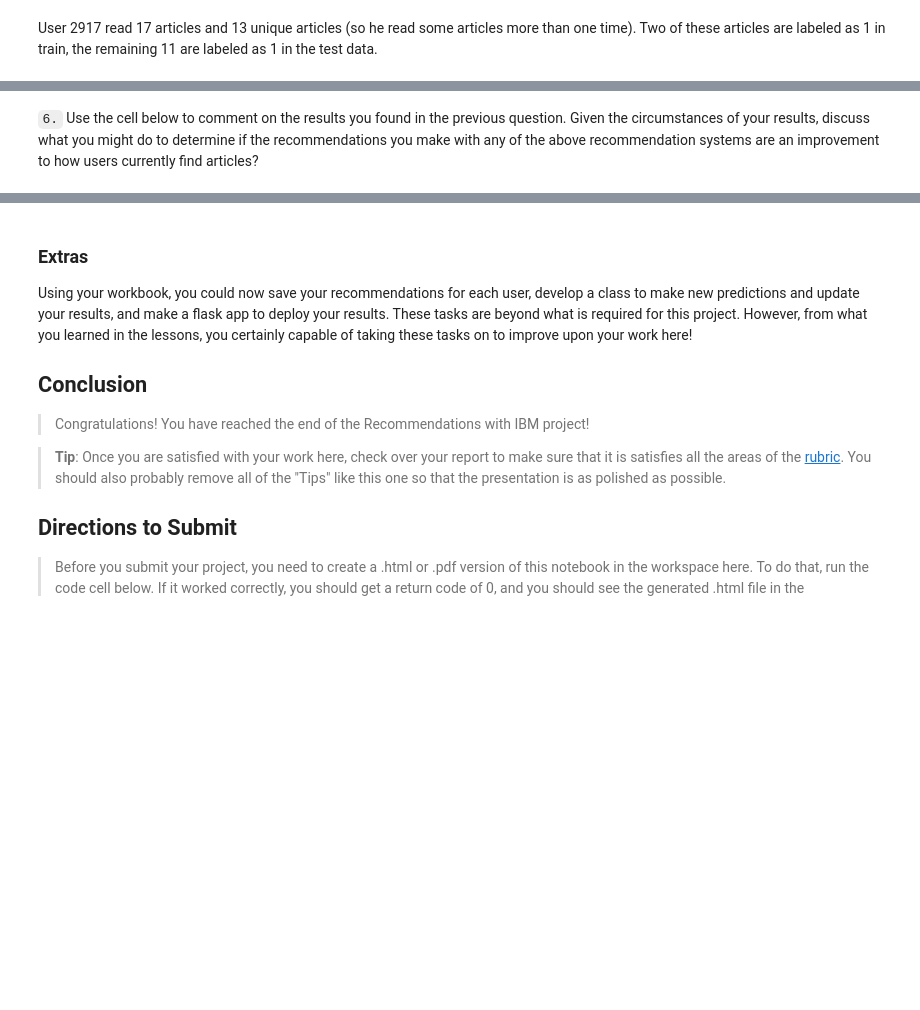
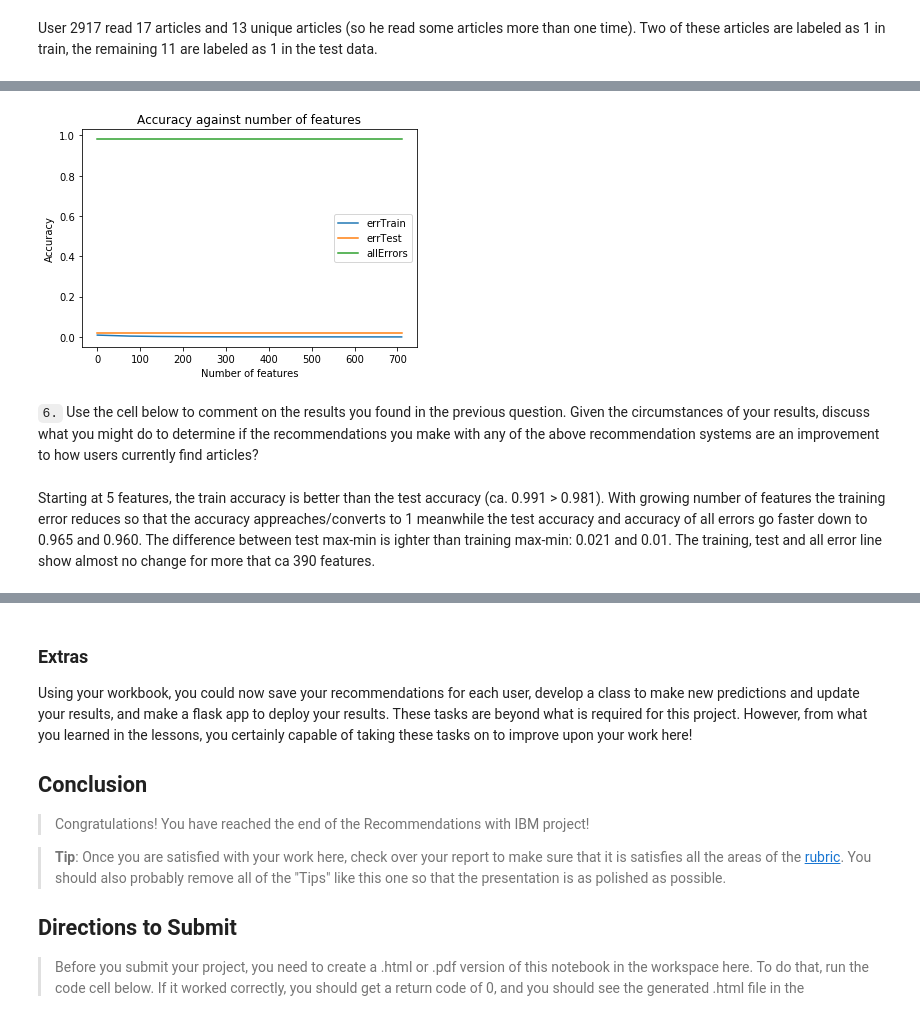
Before and after one commit to bwenner/RecommendationEngine_IBM, a Jupyter notebook: Recommendations_with_IBM.ipynb, the cells around one changed output, grey strips where cells are left out. Cells and saved outputs as stored; diff of their text form; code cells hidden in the pictures; blank space fills up the shorter version.

```diff
--- a/Recommendations_with_IBM.ipynb
+++ b/Recommendations_with_IBM.ipynb
@@ -1397,4 +1446,5 @@ user_item_test.loc[2917].sum(), user_item_train.loc[2917].sum(), df[df['userid']
 User 2917 read 17 articles and 13 unique articles (so he read some articles more than one time). Two of these articles are labeled as 1 in train, the remaining 11 are labeled as 1 in the test data.
 # %%
 # fit SVD on the user_item_train matrix
-u_train, s_train, vt_train = np.linalg.svd(user_item_train) # fit svd similar to above then use the cells below
+fullMat = False
+u_train, s_train, vt_train = np.linalg.svd(user_item_train, full_matrices = fullMat) # fit svd similar to above then use the cells below
@@ -1571,0 +1455,3 @@ minVal, invDirErrs[minVal]
+# %%
+# "Filter relevant user, articles" with list: true, false, false, true...
+userIdsInBoth = user_item_train[user_item_train.index.isin(test_idx)].index
@@ -1571,0 +1464,32 @@ minVal, invDirErrs[minVal]
+# %%
+# Find rows that match to test data
+
+indexFilter = user_item_train.index.isin(test_idx)
+columnFilter = user_item_train.columns.isin(test_arts)
+
+u_test = u_train[indexFilter, :] # u_train is user_feature matrix, so filter by user
+vt_test = vt_train[:, columnFilter] # vt_train is feature_item matrix, so filter by column
+
+# as we can only predict for given users and 574 articles, reduce user_item_test to the 20 users
+user_item_test = user_item_test[
+    user_item_test.index.isin(userIdsInBoth)
+]
+
+# I'm unsure how to handle the "matrix" s. My approach is to
+# keep the weights for the articles that are in test set and then fill up with zeros
+# to avoid running into index problems when executing the line: s_test_lat = s_test[:keepFeatures] where keepFeatures >= 574
+lst_sTest = []
+for ind in range(user_item_train.shape[1]):
+    if user_item_train.columns[ind] in test_arts:
+        lst_sTest.append(s_train[ind])
+    else:
+        #lst_sTest.append(0)
+        continue
+
+while len(lst_sTest) < user_item_train.shape[1]:
+     lst_sTest.append(0)
+
+s_test = np.array(lst_sTest)
+#s_test = s_train
+
+print(u_test.shape, s_test.shape, vt_test.shape, user_item_test.shape)
@@ -1572,2 +1582,14 @@ minVal, invDirErrs[minVal]
+# %%
+ax = dfResults.drop(columns = ['features']).plot()
+
+ax.set_xticklabels([str(int(5 * x)) for x in ax.get_xticks()])
+ax.set_title('Accuracy against number of features')
+ax.set_ylabel('Accuracy')
+_ = ax.set_xlabel('Number of features')
+# %% [output]
+[figure, added]
 # %% [markdown]
 `6.` Use the cell below to comment on the results you found in the previous question. Given the circumstances of your results, discuss what you might do to determine if the recommendations you make with any of the above recommendation systems are an improvement to how users currently find articles?
+# %% [markdown]
+Starting at 5 features, the train accuracy is better than the test accuracy (ca. 0.991 > 0.981). With growing number of features the training error reduces so that the accuracy appreaches/converts to 1 meanwhile the test accuracy and accuracy of all errors go faster down to 0.965 and 0.960. The difference between test max-min is ighter than training max-min: 0.021 and 0.01.
+The training, test and all error line show almost no change for more that ca 390 features.
```
Also changed, not shown: parts of 30 cells of this notebook, 2 other files.
